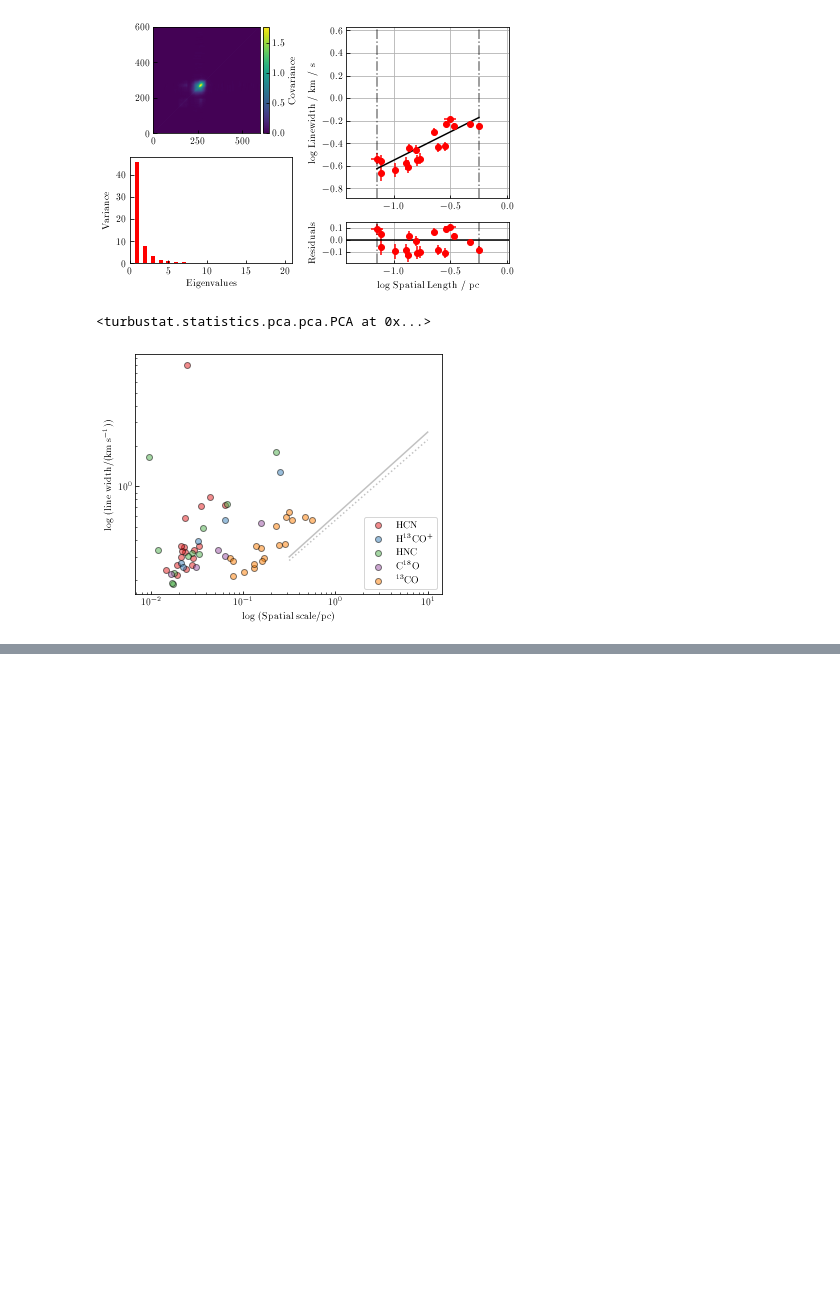
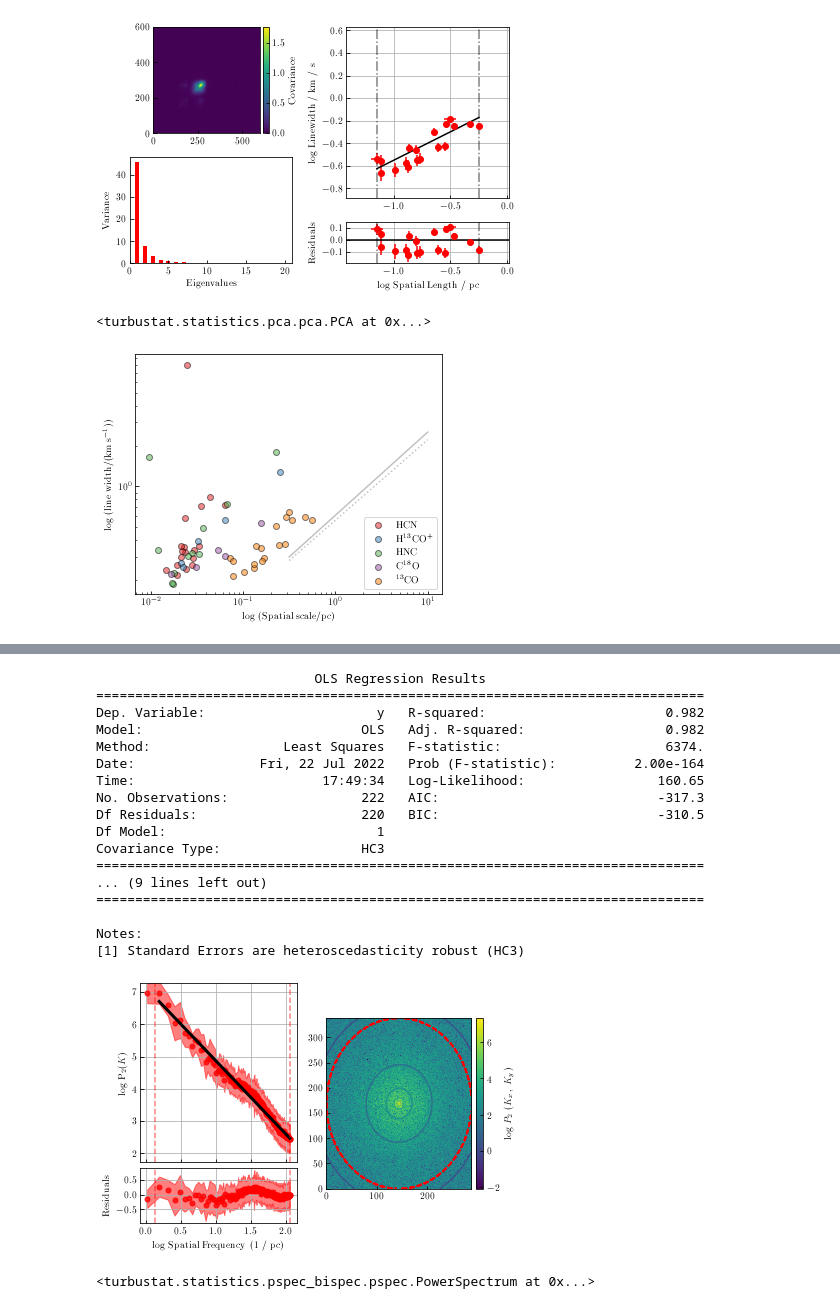
Before and after one commit to jpinedaf/NGC1333_NOEMA_turbulence, a Jupyter notebook: NGC1333_determine_turbulence.ipynb, the cells around one changed output, grey strips where cells are left out. Drawn from its saved outputs; the diff is of its cells as text; code cells hidden in the pictures; blank space fills up the shorter version.

```diff
--- a/NGC1333_determine_turbulence.ipynb
+++ b/NGC1333_determine_turbulence.ipynb
@@ -607,0 +646,23 @@ with open('data/NGC1333_PCA_13CO.pickle', 'wb') as handle:
+# %%
+pspec_c18o = PowerSpectrum(vc_c18o, distance=distance)
+pspec_c18o.run(verbose=True, xunit=u.pc**-1)#, high_cut=1/(16*u.arcsec))
+# %% [output]
+                            OLS Regression Results
+==============================================================================
+Dep. Variable:                      y   R-squared:                       0.982
+Model:                            OLS   Adj. R-squared:                  0.982
+Method:                 Least Squares   F-statistic:                     6374.
+Date:                Fri, 22 Jul 2022   Prob (F-statistic):          2.00e-164
+Time:                        17:49:34   Log-Likelihood:                 160.65
+No. Observations:                 222   AIC:                            -317.3
+Df Residuals:                     220   BIC:                            -310.5
+Df Model:                           1
+Covariance Type:                  HC3
+==============================================================================
+... (9 lines left out)
+==============================================================================
+
+Notes:
+[1] Standard Errors are heteroscedasticity robust (HC3)
+[figure, added]
+<turbustat.statistics.pspec_bispec.pspec.PowerSpectrum at 0x...>
```
Also changed, not shown: parts of 20 cells of this notebook, 19 other files.
